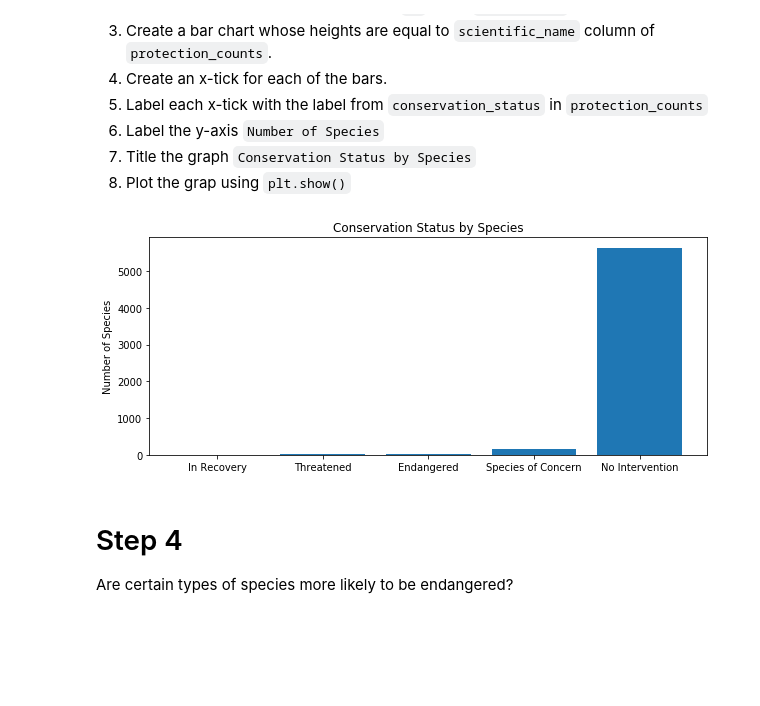
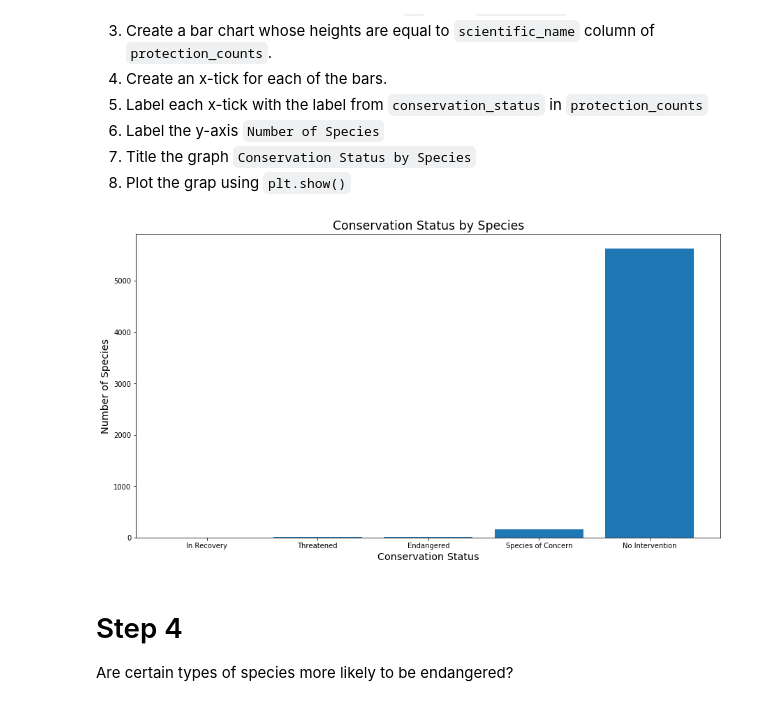
Before and after one commit to kennethsharman/Codecademy_Data_Analysis, a Jupyter notebook: Unit6_Capstone_Project/biodiversity.ipynb, the cells around one changed output. Saved outputs shown, nothing was run; the diff lists cells and outputs as text; code cells hidden in the pictures; blank space fills up the shorter version.

```diff
--- a/Unit6_Capstone_Project/biodiversity.ipynb
+++ b/Unit6_Capstone_Project/biodiversity.ipynb
@@ -127,16 +120,22 @@ Now let's create a bar chart!
 6. Title the graph `Conservation Status by Species`
 7. Plot the grap using `plt.show()`
 # %%
-plt.figure(figsize=(10, 4))
+# Set figure size
+plt.figure(figsize=(15, 8))
+# Create subplot
 ax = plt.subplot()
+# Create bar graph
 plt.bar(range(len(protection_counts)), protection_counts.scientific_name.values)
+# Set custom x ticks and labels
 ax.set_xticks(range(len(protection_counts)))
 ax.set_xticklabels(protection_counts.conservation_status.values)
-plt.ylabel('Number of Species')
-plt.title('Conservation Status by Species')
+# Label graph
+plt.xlabel('Conservation Status', size = 'x-large')
+plt.ylabel('Number of Species', size = 'x-large')
+plt.title('Conservation Status by Species', size = 'xx-large')
 plt.show()
 # %% [output]
-[figure, old version]
+[figure, new version]
 # %% [markdown]
 # Step 4
 Are certain types of species more likely to be endangered?
```
Also changed, not shown: parts of 24 cells of this notebook.
